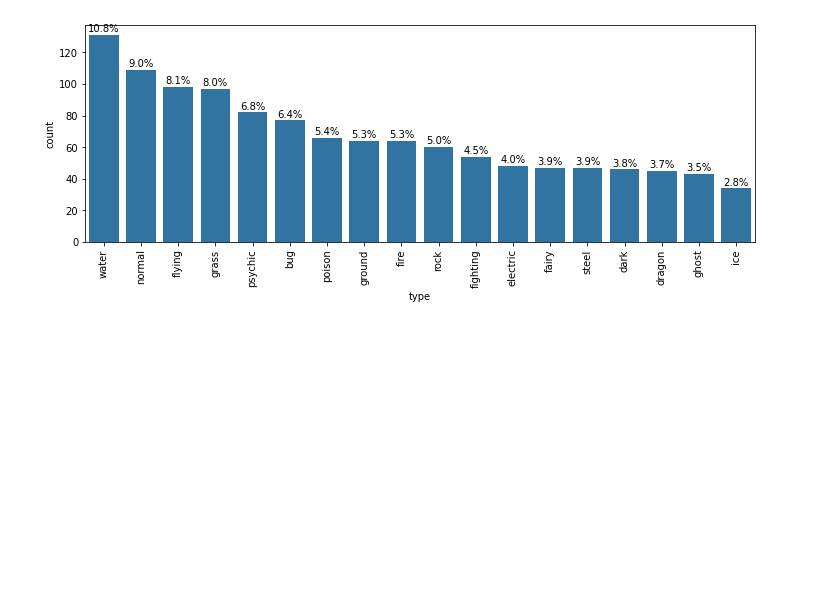
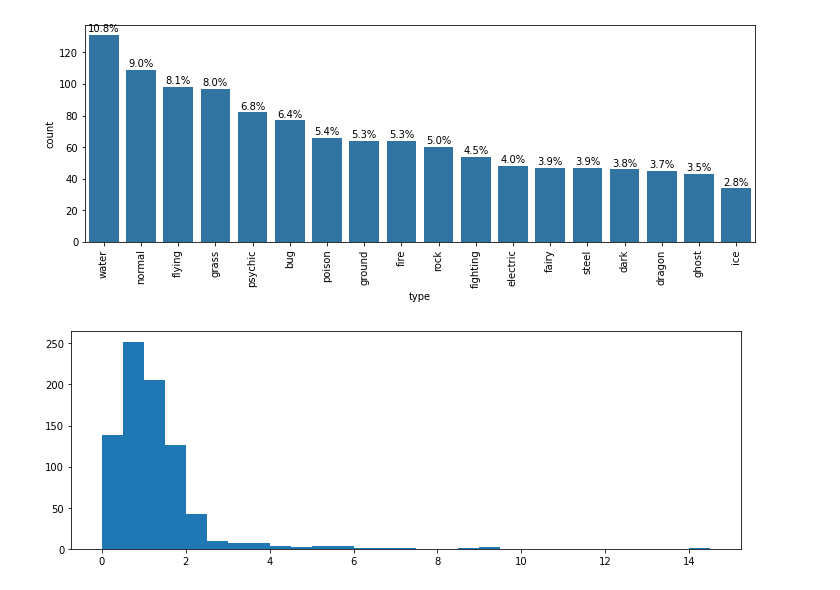
Before and after one commit to evans-osinaike/numpy-pandas-seaborn-matplotlib, a Jupyter notebook: Seaborn & MatPlotLib/matplotlib_and_seaborn.ipynb, the cells around one changed output. Cells and saved outputs as stored; diff of their text form; code cells hidden in the pictures; blank space fills up the shorter version.

Commit message:
practising visualization scaling & transformations

```diff
--- a/Seaborn & MatPlotLib/matplotlib_and_seaborn.ipynb
+++ b/Seaborn & MatPlotLib/matplotlib_and_seaborn.ipynb
@@ -256,3 +256,12 @@ for loc, label in zip(locs, labels):
     plt.text(loc, count+2, pct_string, ha = 'center', color = 'black')
 # %% [output]
 [figure]
+# %%
+
+# Get the ticks for bins between [0-15], at an interval of 0.5
+bins = np.arange(0, pokemon['height'].max()+0.5, 0.5)
+
+# Plot the histogram for the height column
+plt.hist(data=pokemon, x='height', bins=bins);
+# %% [output]
+[figure, added]
```
Also changed, not shown: parts of 8 cells of this notebook, 2 other files.
